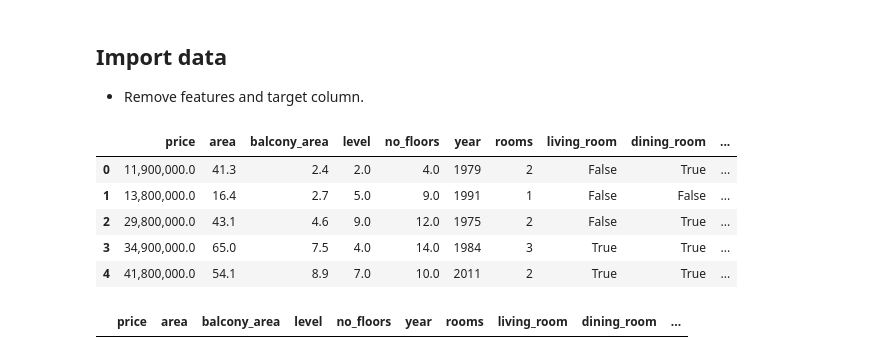
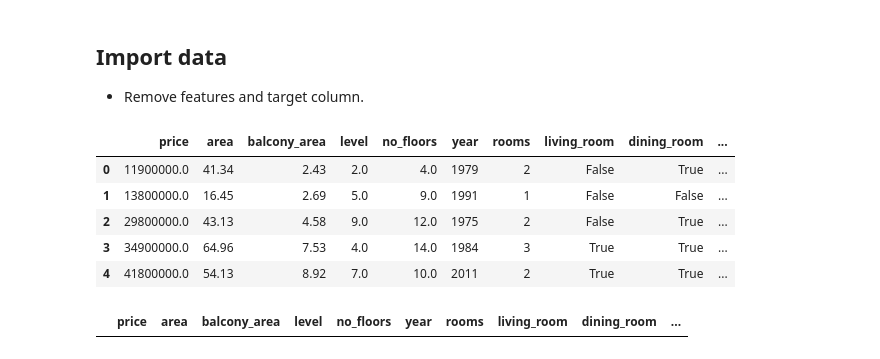
Before and after one commit to euanjudd/suumo, a Jupyter notebook: 04_select_model.ipynb, the cells around one changed output. Cells and saved outputs as stored; diff of their text form; code cells hidden in the pictures.

```diff
--- a/04_select_model.ipynb
+++ b/04_select_model.ipynb
@@ -20,20 +23,20 @@ import seaborn as sns
 ## Import data
 - Remove features and target column.
 # %%
-df = pd.read_csv('/app/data/sales_property_and_geo.csv')
+df = pd.read_csv('/app/data/sales_combo_property_geo.csv')
 
 df_original = df.copy()
 
 df.drop(["Category","URL","plan","address","features","address_block","converted_address"], axis=1, inplace=True)
 
 df.head()
 # %% [output]
 |  | price | area | balcony_area | level | no_floors | year | rooms | living_room | dining_room | ... |
-| 0 | 11,900,000.0 | 41.3 | 2.4 | 2.0 | 4.0 | 1979 | 2 | False | True | ... |
-| 1 | 13,800,000.0 | 16.4 | 2.7 | 5.0 | 9.0 | 1991 | 1 | False | False | ... |
-| 2 | 29,800,000.0 | 43.1 | 4.6 | 9.0 | 12.0 | 1975 | 2 | False | True | ... |
-| 3 | 34,900,000.0 | 65.0 | 7.5 | 4.0 | 14.0 | 1984 | 3 | True | True | ... |
-| 4 | 41,800,000.0 | 54.1 | 8.9 | 7.0 | 10.0 | 2011 | 2 | True | True | ... |
+| 0 | 11900000.0 | 41.34 | 2.43 | 2.0 | 4.0 | 1979 | 2 | False | True | ... |
+| 1 | 13800000.0 | 16.45 | 2.69 | 5.0 | 9.0 | 1991 | 1 | False | False | ... |
+| 2 | 29800000.0 | 43.13 | 4.58 | 9.0 | 12.0 | 1975 | 2 | False | True | ... |
+| 3 | 34900000.0 | 64.96 | 7.53 | 4.0 | 14.0 | 1984 | 3 | True | True | ... |
+| 4 | 41800000.0 | 54.13 | 8.92 | 7.0 | 10.0 | 2011 | 2 | True | True | ... |
 # %%
 # Filter the DataFrame for areas greater than 400 square meters
 df[df['no_floors'] > 100]
```
Also changed, not shown: parts of 3 cells of this notebook, 1 other file.
